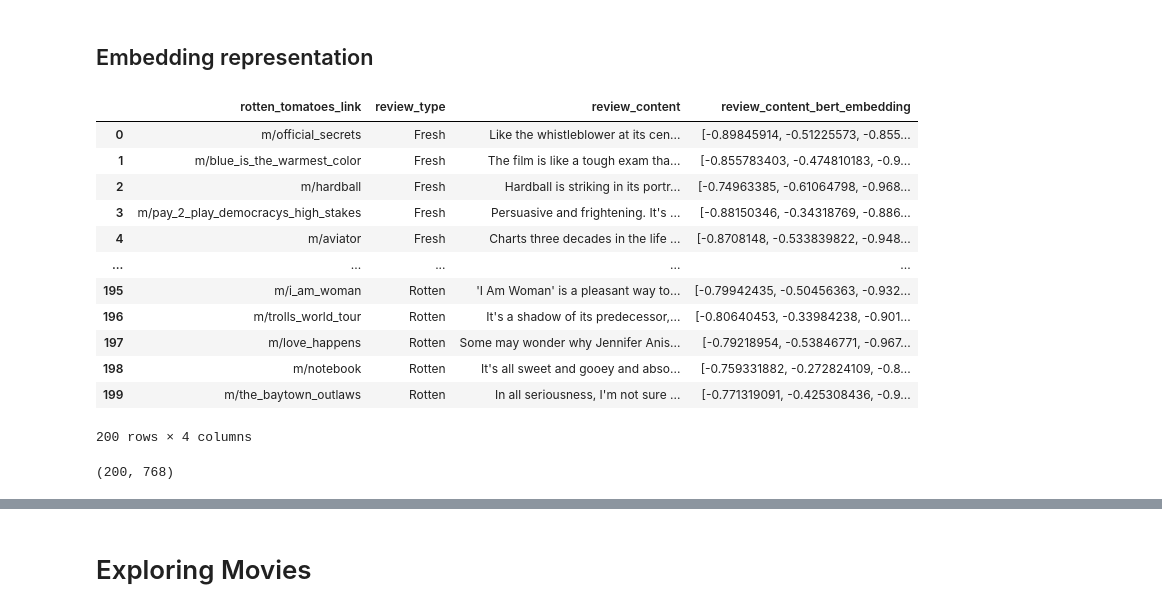
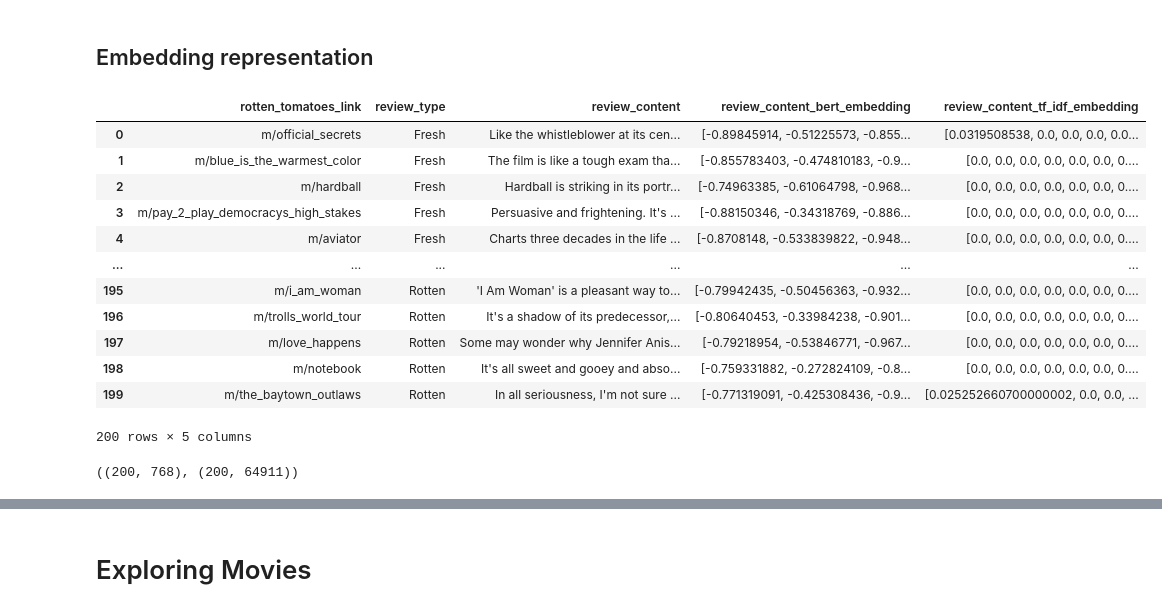
Before and after one commit to MMovasaghi/SentiMovie, a Jupyter notebook: code/Data-processing.ipynb, the cells around one changed output, grey strips where cells are left out. Saved outputs shown, nothing was run; the diff lists cells and outputs as text; code cells hidden in the pictures.

```diff
--- a/code/Data-processing.ipynb
+++ b/code/Data-processing.ipynb
@@ -176,27 +176,22 @@ rotten_sample.to_csv("./../data/rotten_sample.csv", index=False)
 # %%
-fresh_em = pd.read_csv("./../data/fresh_sample_embedding.csv")
-fresh_em.drop(fresh_em.columns[0], axis=1, inplace=True)
-rotten_em = pd.read_csv("./../data/rotten_sample_embedding.csv")
-rotten_em.drop(rotten_em.columns[0], axis=1, inplace=True)
-df_em = pd.concat([fresh_em, rotten_em])
-df_em.reset_index(drop=True, inplace=True)
-df_em['review_content_bert_embedding'] = [np.asarray([float(x) for x in t[1:-1].split()])
-                                                   for t in df_em['review_content_bert_embedding']]
-df_em
+all_sample = pd.read_json("./../data/sample_embedding.json")
+all_sample['review_content_bert_embedding'] = [np.asarray([float(x) for x in t[1:-1].split()])
+                                                   for t in all_sample['review_content_bert_embedding']]
+all_sample
 # %% [output]
-|  | rotten_tomatoes_link | review_type | review_content | review_content_bert_embedding |
-| 0 | m/official_secrets | Fresh | Like the whistleblower at its cen... | [-0.89845914, -0.51225573, -0.855... |
-| 1 | m/blue_is_the_warmest_color | Fresh | The film is like a tough exam tha... | [-0.855783403, -0.474810183, -0.9... |
-| 2 | m/hardball | Fresh | Hardball is striking in its portr... | [-0.74963385, -0.61064798, -0.968... |
-| 3 | m/pay_2_play_democracys_high_stakes | Fresh | Persuasive and frightening. It's ... | [-0.88150346, -0.34318769, -0.886... |
-| 4 | m/aviator | Fresh | Charts three decades in the life ... | [-0.8708148, -0.533839822, -0.948... |
-| ... | ... | ... | ... | ... |
-| 195 | m/i_am_woman | Rotten | 'I Am Woman' is a pleasant way to... | [-0.79942435, -0.50456363, -0.932... |
-| 196 | m/trolls_world_tour | Rotten | It's a shadow of its predecessor,... | [-0.80640453, -0.33984238, -0.901... |
-| 197 | m/love_happens | Rotten | Some may wonder why Jennifer Anis... | [-0.79218954, -0.53846771, -0.967... |
-| 198 | m/notebook | Rotten | It's all sweet and gooey and abso... | [-0.759331882, -0.272824109, -0.8... |
-| 199 | m/the_baytown_outlaws | Rotten | In all seriousness, I'm not sure ... | [-0.771319091, -0.425308436, -0.9... |
+|  | rotten_tomatoes_link | review_type | review_content | review_content_bert_embedding | review_content_tf_idf_embedding |
+| 0 | m/official_secrets | Fresh | Like the whistleblower at its cen... | [-0.89845914, -0.51225573, -0.855... | [0.0319508538, 0.0, 0.0, 0.0, 0.0... |
+| 1 | m/blue_is_the_warmest_color | Fresh | The film is like a tough exam tha... | [-0.855783403, -0.474810183, -0.9... | [0.0, 0.0, 0.0, 0.0, 0.0, 0.0, 0.... |
+| 2 | m/hardball | Fresh | Hardball is striking in its portr... | [-0.74963385, -0.61064798, -0.968... | [0.0, 0.0, 0.0, 0.0, 0.0, 0.0, 0.... |
+| 3 | m/pay_2_play_democracys_high_stakes | Fresh | Persuasive and frightening. It's ... | [-0.88150346, -0.34318769, -0.886... | [0.0, 0.0, 0.0, 0.0, 0.0, 0.0, 0.... |
+| 4 | m/aviator | Fresh | Charts three decades in the life ... | [-0.8708148, -0.533839822, -0.948... | [0.0, 0.0, 0.0, 0.0, 0.0, 0.0, 0.... |
+| ... | ... | ... | ... | ... | ... |
+| 195 | m/i_am_woman | Rotten | 'I Am Woman' is a pleasant way to... | [-0.79942435, -0.50456363, -0.932... | [0.0, 0.0, 0.0, 0.0, 0.0, 0.0, 0.... |
+| 196 | m/trolls_world_tour | Rotten | It's a shadow of its predecessor,... | [-0.80640453, -0.33984238, -0.901... | [0.0, 0.0, 0.0, 0.0, 0.0, 0.0, 0.... |
+| 197 | m/love_happens | Rotten | Some may wonder why Jennifer Anis... | [-0.79218954, -0.53846771, -0.967... | [0.0, 0.0, 0.0, 0.0, 0.0, 0.0, 0.... |
+| 198 | m/notebook | Rotten | It's all sweet and gooey and abso... | [-0.759331882, -0.272824109, -0.8... | [0.0, 0.0, 0.0, 0.0, 0.0, 0.0, 0.... |
+| 199 | m/the_baytown_outlaws | Rotten | In all seriousness, I'm not sure ... | [-0.771319091, -0.425308436, -0.9... | [0.025252660700000002, 0.0, 0.0, ... |
-200 rows × 4 columns
+200 rows × 5 columns
 # %%
 def plot_data(df, title, axis_name):
     plt.figure(figsize=(6,4))
@@ -214,11 +209,17 @@ def plot_data(df, title, axis_name):
     plt.title(title)
     plt.show()
 # %%
-X_embedded = []
-for i in df_em['review_content_bert_embedding']:
-    X_embedded.append(np.asarray(i))
-X_embedded = np.array(X_embedded)
-X_embedded.shape
+X_embedded_bert = []
+for i in all_sample['review_content_bert_embedding']:
+    X_embedded_bert.append(np.asarray(i))
+X_embedded_bert = np.array(X_embedded_bert)
+
+X_embedded_tfidf = []
+for i in all_sample['review_content_tf_idf_embedding']:
+    X_embedded_tfidf.append(np.asarray(i))
+X_embedded_tfidf = np.array(X_embedded_tfidf)
+
+X_embedded_bert.shape, X_embedded_tfidf.shape
 # %% [output]
-(200, 768)
+((200, 768), (200, 64911))
 # %%
```
Also changed, not shown: parts of 3 cells of this notebook, 4 other files.
